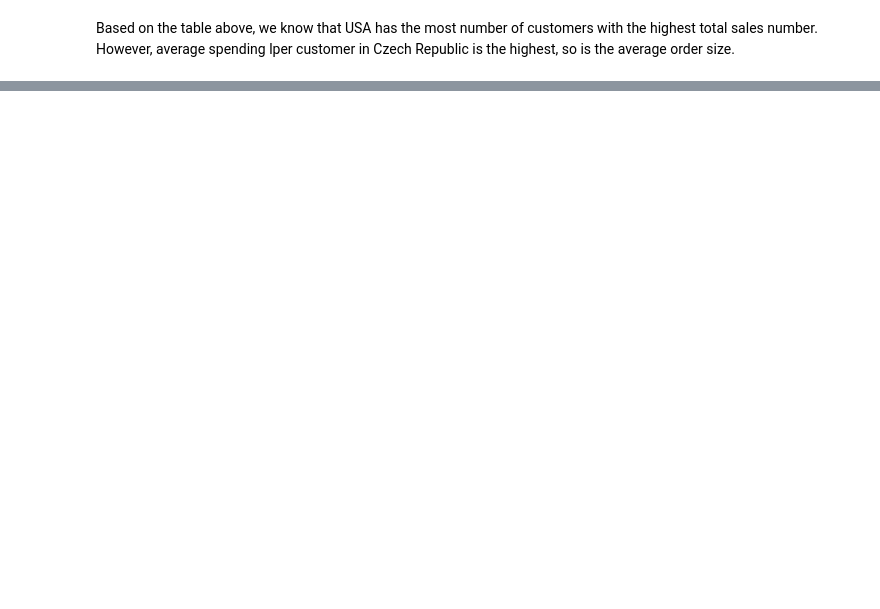
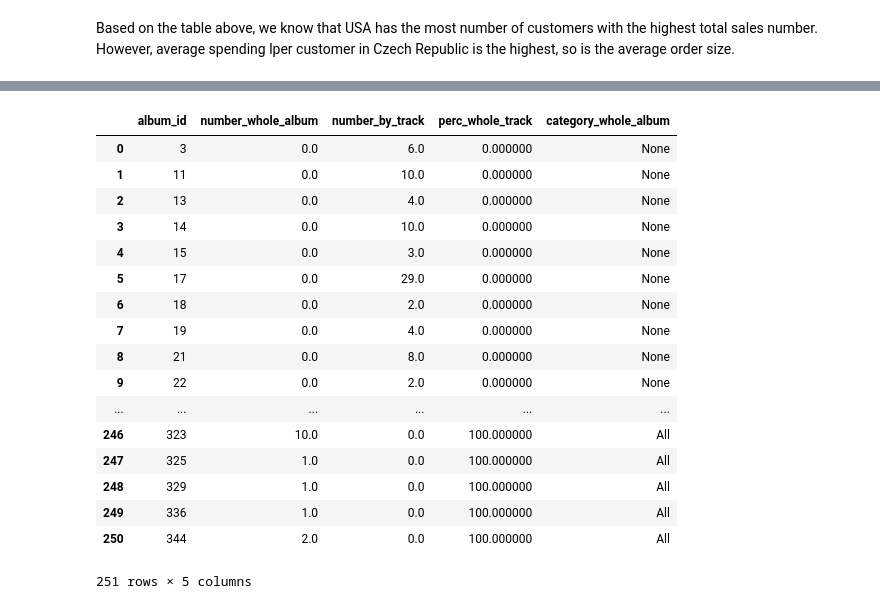
Before and after one commit to mingyyy/dataquest_projects, a Jupyter notebook: DQ_chinook.ipynb, the cells around one changed output, grey strips where cells are left out. Drawn from its saved outputs; the diff is of its cells as text; code cells hidden in the pictures; blank space fills up the shorter version.

```diff
--- a/DQ_chinook.ipynb
+++ b/DQ_chinook.ipynb
@@ -409,0 +400,41 @@ array([[<matplotlib.axes._subplots.AxesSubplot object at 0x...>,
+# %%
+q="""
+SELECT album_id,
+    case when typeof(whole_album) <> 'integer' then 0.0 else whole_album end as number_whole_album,
+    case when typeof(select_tracks) <> 'integer' then 0.0 else select_tracks end as number_by_track,
+    case when typeof(whole_album) <> 'integer' then 0.0
+    when typeof(select_tracks) <> 'integer' then 100.0
+    else cast(whole_album as float)/cast((whole_album+select_tracks) as float) * 100 end perc_whole_track,
+    case when typeof(whole_album) <> 'integer' then 'None'
+    when typeof(select_tracks) <> 'integer' then 'All'
+    when cast(whole_album as float)/cast((whole_album+select_tracks) as float) * 100 >50 then 'More than half'
+    else 'Less than half'
+    end category_whole_album
+    FROM
+    (SELECT album_id,
+           sum(case when album_indicator = 1 then invoice_number end) as whole_album,
+           sum(case when album_indicator = 0 then invoice_number end) as select_tracks
+    FROM album_cat
+    GROUP BY album_id) as sub
+    ORDER BY 4;
+"""
+run_query(q)
+# %% [output]
+|  | album_id | number_whole_album | number_by_track | perc_whole_track | category_whole_album |
+| 0 | 3 | 0.0 | 6.0 | 0.000000 | None |
+| 1 | 11 | 0.0 | 10.0 | 0.000000 | None |
+| 2 | 13 | 0.0 | 4.0 | 0.000000 | None |
+| 3 | 14 | 0.0 | 10.0 | 0.000000 | None |
+| 4 | 15 | 0.0 | 3.0 | 0.000000 | None |
+| 5 | 17 | 0.0 | 29.0 | 0.000000 | None |
+| 6 | 18 | 0.0 | 2.0 | 0.000000 | None |
+| 7 | 19 | 0.0 | 4.0 | 0.000000 | None |
+| 8 | 21 | 0.0 | 8.0 | 0.000000 | None |
+| 9 | 22 | 0.0 | 2.0 | 0.000000 | None |
+| ... | ... | ... | ... | ... | ... |
+| 246 | 323 | 10.0 | 0.0 | 100.000000 | All |
+| 247 | 325 | 1.0 | 0.0 | 100.000000 | All |
+| 248 | 329 | 1.0 | 0.0 | 100.000000 | All |
+| 249 | 336 | 1.0 | 0.0 | 100.000000 | All |
+| 250 | 344 | 2.0 | 0.0 | 100.000000 | All |
+251 rows × 5 columns
```
Also changed, not shown: parts of 10 cells of this notebook.
